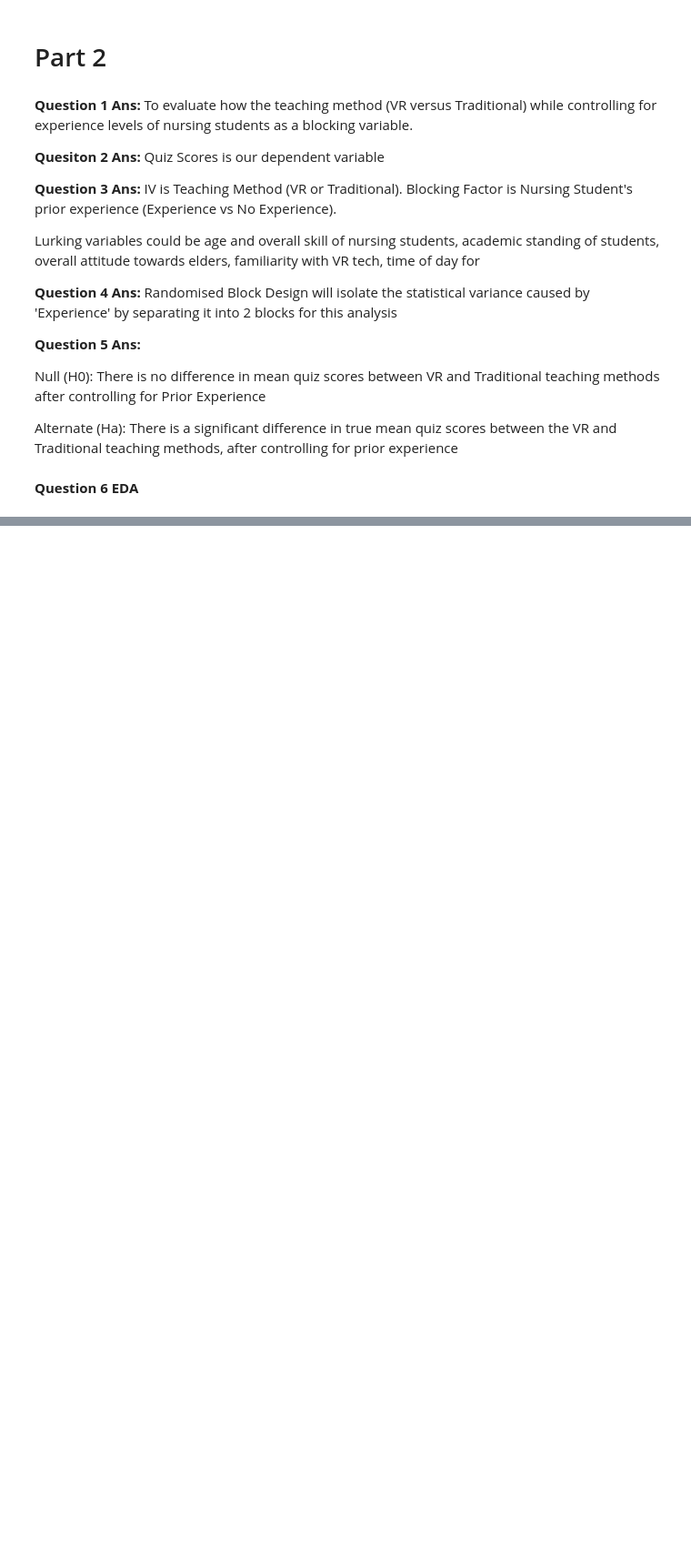
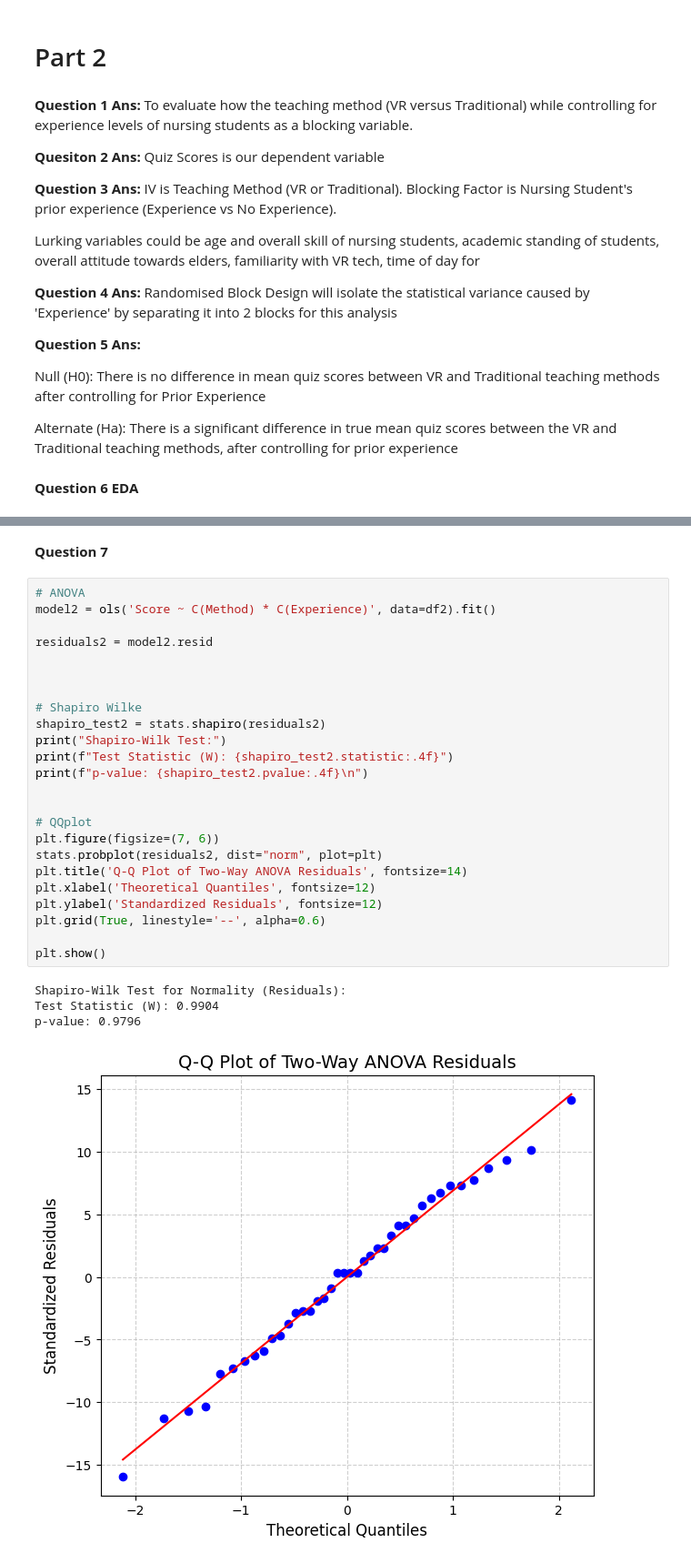
Before and after one commit to Cipher212/STAT-7220-Applied-Experimental-Design, a Jupyter notebook: Assignments/Midterm-Exam/Midterm-Exam.ipynb, the cells around one changed output, grey strips where cells are left out. Shown at 91% size. Cells and saved outputs as stored; diff of their text form; blank space fills up the shorter version.

```diff
--- a/Assignments/Midterm-Exam/Midterm-Exam.ipynb
+++ b/Assignments/Midterm-Exam/Midterm-Exam.ipynb
@@ -429,0 +431,31 @@ We can already see VR method consistently yields higher average quiz scores than
+# %% [markdown]
+**Question 7**
+# %%
+# ANOVA
+model2 = ols('Score ~ C(Method) * C(Experience)', data=df2).fit()
+
+residuals2 = model2.resid
+
+
+
+# Shapiro Wilke
+shapiro_test2 = stats.shapiro(residuals2)
+print("Shapiro-Wilk Test:")
+print(f"Test Statistic (W): {shapiro_test2.statistic:.4f}")
+print(f"p-value: {shapiro_test2.pvalue:.4f}\n")
+
+
+# QQplot
+plt.figure(figsize=(7, 6))
+stats.probplot(residuals2, dist="norm", plot=plt)
+plt.title('Q-Q Plot of Two-Way ANOVA Residuals', fontsize=14)
+plt.xlabel('Theoretical Quantiles', fontsize=12)
+plt.ylabel('Standardized Residuals', fontsize=12)
+plt.grid(True, linestyle='--', alpha=0.6)
+
+plt.show()
+# %% [output]
+Shapiro-Wilk Test for Normality (Residuals):
+Test Statistic (W): 0.9904
+p-value: 0.9796
+[figure, added]
```
Also changed, not shown: parts of 2 cells of this notebook.
